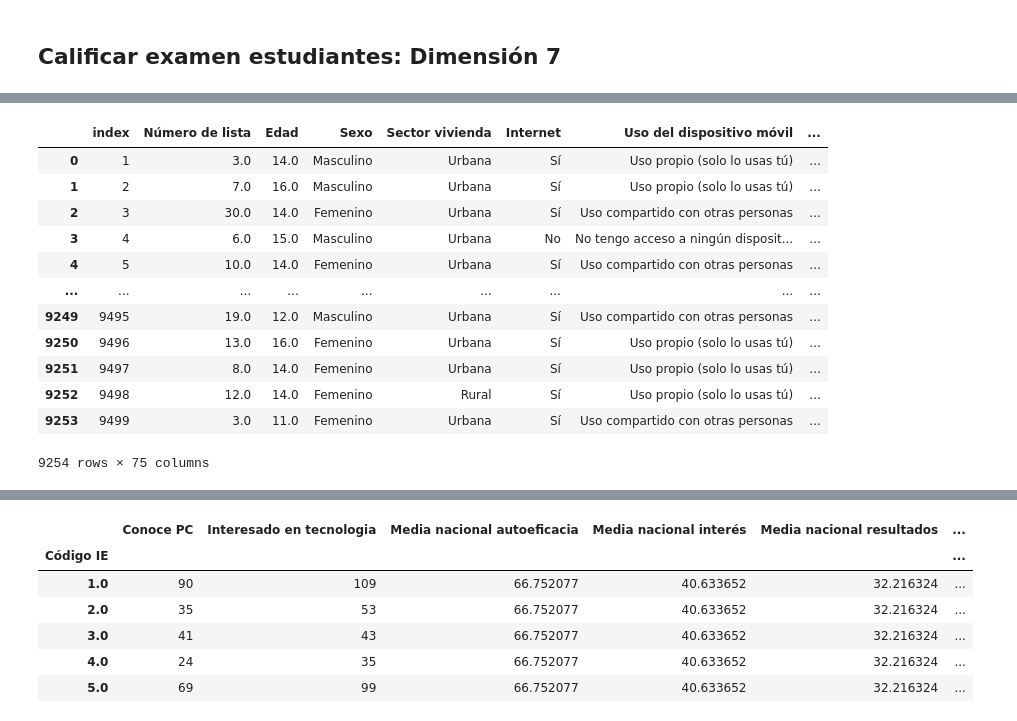
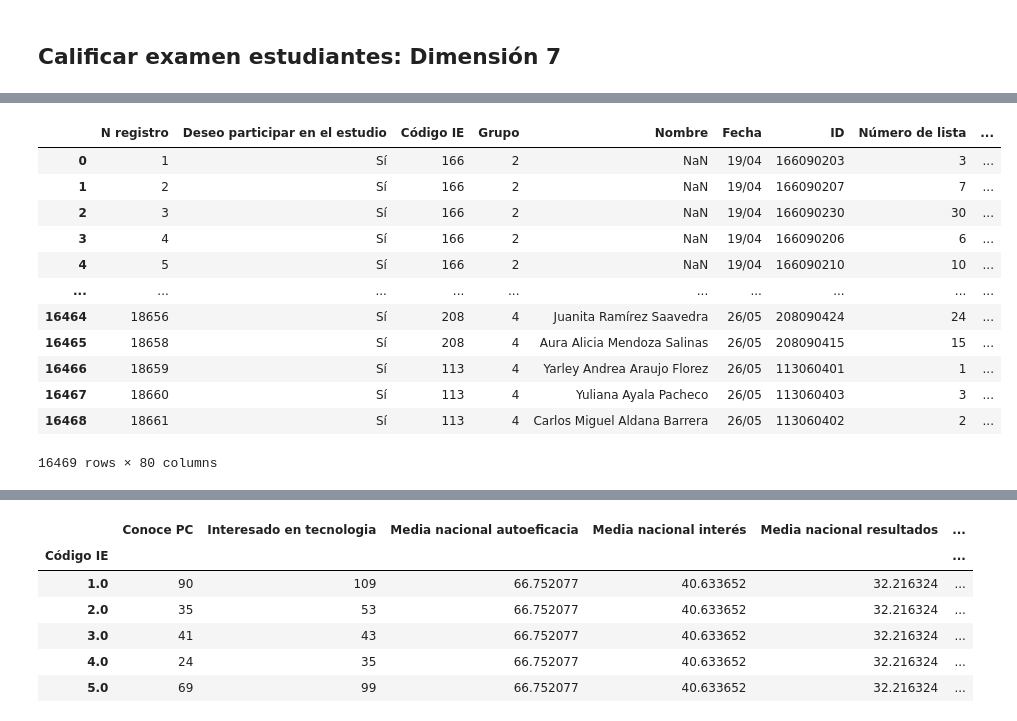
Before and after one commit to mariaf494/CFK2022, a Jupyter notebook: utils/cleaners/Marco_consolidacion/consolidacion_D7.ipynb, the cells around one changed output, grey strips where cells are left out. Saved outputs shown, nothing was run; the diff lists cells and outputs as text; code cells hidden in the pictures.

Commit message:
calificar escalas

```diff
--- a/utils/cleaners/Marco_consolidacion/consolidacion_D7.ipynb
+++ b/utils/cleaners/Marco_consolidacion/consolidacion_D7.ipynb
@@ -79,0 +155,9 @@ est = est.reset_index()
+# %%
+for k in list(escalas_dict.keys()):
+    df_estudiantes[k] = 100*df_estudiantes[escalas_dict[k]['cols']].add(-1).multiply(escalas_dict[k]['cargas']).sum(axis=1)/(4*sum(escalas_dict[k]['cargas']))
+# %%
+resultados = df_estudiantes[col_conocimiento].sum(axis=1)
+media = resultados.mean()
+desv = resultados.std()
+
+df_estudiantes['conocimiento'] = 50+(10*(resultados - media)/desv)
@@ -80,8 +180,10 @@ est = est.reset_index()
+# %%
+estudiantes = pd.merge(est, df_estudiantes[['N registro', 'conocimiento', 'autoeficaciaPC', 'autoeficaciaProg', 'medioambiente']])
 # %%
-df_interes = est[['index']+col_interes].melt(id_vars='index', value_name='Seleccion', var_name='Pregunta')
+df_interes = est[['N registro']+col_interes].melt(id_vars='N registro', value_name='Seleccion', var_name='Pregunta')
 df_interes['Interes en tecnologia'] = 1*(df_interes['Seleccion'].str.contains('Tecnología'))
-df_puntaje_interes = df_interes.pivot_table(index='index', values=['Interes en tecnologia'], aggfunc=['sum', 'max']).reset_index()
-df_puntaje_interes.columns = ['index', 'Puntaje interes', 'Interesado en tecnologia']
+df_puntaje_interes = df_interes.pivot_table(index='N registro', values=['Interes en tecnologia'], aggfunc=['sum', 'max']).reset_index()
+df_puntaje_interes.columns = ['N registro', 'Puntaje interes', 'Interesado en tecnologia']
 df_puntaje_interes['Puntaje interes'] = 100*(df_puntaje_interes['Puntaje interes']/2)
 #df_puntaje_interes = (100*df_interes.groupby('index')['Interes en tecnologia'].sum()/4).reset_index()
 df_puntaje_interes
@@ -119,18 +204,17 @@ df_puntaje.describe()
 # %%
-df_7 = pd.merge(est, df_puntaje, on='index')
-df_7 = pd.merge(df_7, df_puntaje_interes, on='index')
+df_7 = pd.merge(estudiantes, df_puntaje_interes, on='N registro')
 df_7
 # %% [output]
-|  | index | Número de lista | Edad | Sexo | Sector vivienda | Internet | Uso del dispositivo móvil | ... |
-| 0 | 1 | 3.0 | 14.0 | Masculino | Urbana | Sí | Uso propio (solo lo usas tú) | ... |
-| 1 | 2 | 7.0 | 16.0 | Masculino | Urbana | Sí | Uso propio (solo lo usas tú) | ... |
-| 2 | 3 | 30.0 | 14.0 | Femenino | Urbana | Sí | Uso compartido con otras personas | ... |
-| 3 | 4 | 6.0 | 15.0 | Masculino | Urbana | No | No tengo acceso a ningún disposit... | ... |
-| 4 | 5 | 10.0 | 14.0 | Femenino | Urbana | Sí | Uso compartido con otras personas | ... |
-| ... | ... | ... | ... | ... | ... | ... | ... | ... |
-| 9249 | 9495 | 19.0 | 12.0 | Masculino | Urbana | Sí | Uso compartido con otras personas | ... |
-| 9250 | 9496 | 13.0 | 16.0 | Femenino | Urbana | Sí | Uso propio (solo lo usas tú) | ... |
-| 9251 | 9497 | 8.0 | 14.0 | Femenino | Urbana | Sí | Uso propio (solo lo usas tú) | ... |
-| 9252 | 9498 | 12.0 | 14.0 | Femenino | Rural | Sí | Uso propio (solo lo usas tú) | ... |
-| 9253 | 9499 | 3.0 | 11.0 | Femenino | Urbana | Sí | Uso compartido con otras personas | ... |
+|  | N registro | Deseo participar en el estudio | Código IE | Grupo | Nombre | Fecha | ID | Número de lista | ... |
+| 0 | 1 | Sí | 166 | 2 | NaN | 19/04 | 166090203 | 3 | ... |
+| 1 | 2 | Sí | 166 | 2 | NaN | 19/04 | 166090207 | 7 | ... |
+| 2 | 3 | Sí | 166 | 2 | NaN | 19/04 | 166090230 | 30 | ... |
+| 3 | 4 | Sí | 166 | 2 | NaN | 19/04 | 166090206 | 6 | ... |
+| 4 | 5 | Sí | 166 | 2 | NaN | 19/04 | 166090210 | 10 | ... |
+| ... | ... | ... | ... | ... | ... | ... | ... | ... | ... |
+| 16464 | 18656 | Sí | 208 | 4 | Juanita Ramírez Saavedra | 26/05 | 208090424 | 24 | ... |
+| 16465 | 18658 | Sí | 208 | 4 | Aura Alicia Mendoza Salinas | 26/05 | 208090415 | 15 | ... |
+| 16466 | 18659 | Sí | 113 | 4 | Yarley Andrea Araujo Florez | 26/05 | 113060401 | 1 | ... |
+| 16467 | 18660 | Sí | 113 | 4 | Yuliana Ayala Pacheco | 26/05 | 113060403 | 3 | ... |
+| 16468 | 18661 | Sí | 113 | 4 | Carlos Miguel Aldana Barrera | 26/05 | 113060402 | 2 | ... |
-9254 rows × 75 columns
+16469 rows × 80 columns
```
Also changed, not shown: parts of 19 cells of this notebook, 1 other file.
